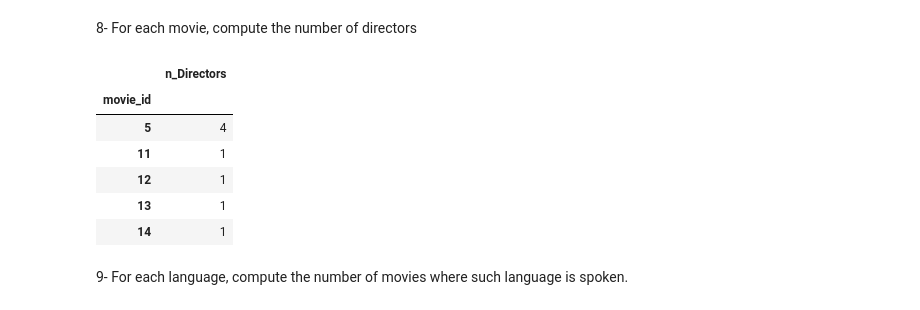
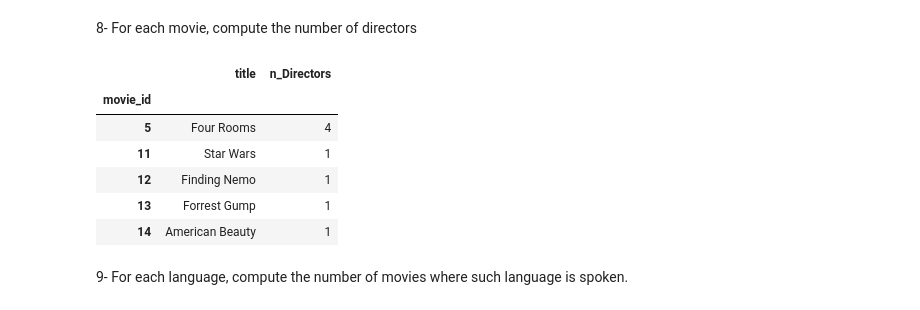
Before and after one commit to silviasantamaria/computerscience, a Jupyter notebook: NUOVO_PROJECT.ipynb, the cells around one changed output. Saved outputs shown, nothing was run; the diff lists cells and outputs as text; code cells hidden in the pictures.

```diff
--- a/NUOVO_PROJECT.ipynb
+++ b/NUOVO_PROJECT.ipynb
@@ -383,14 +383,17 @@ members[['movie_id', 'title', 'n_CrewMembers']].set_index('movie_id').head()
 # %%
 directors = crew.loc[crew.job == 'Director']
 num_directors = directors[['movie_id', 'pers_id']].groupby('movie_id').count()
-num_directors.rename(index=str, columns={'pers_id': 'n_Directors'}).head()
+#per una miglior visualizzazione dei risultati si aggiunge la colonna 'title' e si rinomina la var pers_id
+num_directors = pd.merge(num_directors.reset_index(), movie_id.reset_index(), on='movie_id')
+num_directors = num_directors.rename(index=str, columns={'pers_id': 'n_Directors'}).head()
+num_directors[['movie_id', 'title', 'n_Directors']].set_index('movie_id').head()
 # %% [output]
-|  | n_Directors |
-| movie_id |  |
-| 5 | 4 |
-| 11 | 1 |
-| 12 | 1 |
-| 13 | 1 |
-| 14 | 1 |
+|  | title | n_Directors |
+| movie_id |  |  |
+| 5 | Four Rooms | 4 |
+| 11 | Star Wars | 1 |
+| 12 | Finding Nemo | 1 |
+| 13 | Forrest Gump | 1 |
+| 14 | American Beauty | 1 |
 # %% [markdown]
 9- For each language, compute the number of movies where such language is spoken.
```
Also changed, not shown: parts of 12 cells of this notebook.
